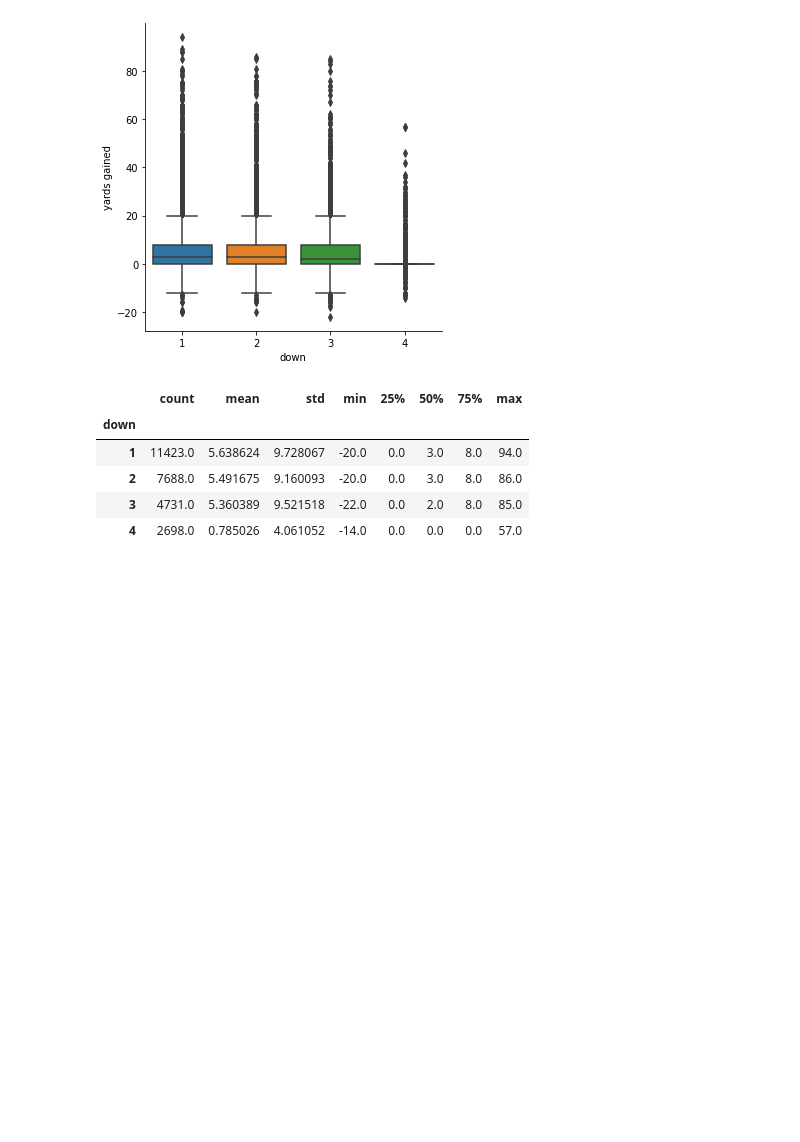
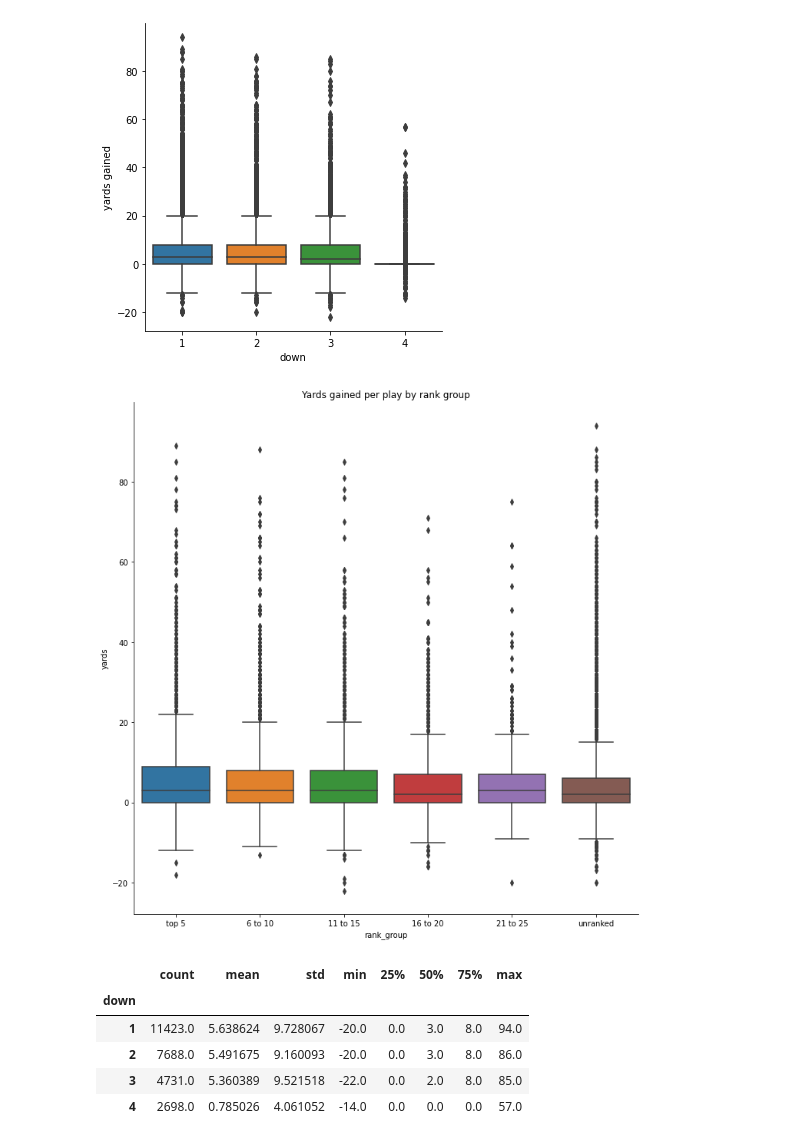
Before and after one commit to regsaleeby/Projects, a Jupyter notebook: Predicting Scores and Yards/EDA.ipynb, the cells around one changed output. Cells and saved outputs as stored; diff of their text form; code cells hidden in the pictures; blank space fills up the shorter version.

```diff
--- a/Predicting Scores and Yards/EDA.ipynb
+++ b/Predicting Scores and Yards/EDA.ipynb
@@ -457,6 +463,12 @@ sns.catplot(x='down',y='yards',kind='box',data=pbp)
 plt.ylabel('yards gained');
 # %% [output]
 [figure]
+# %%
+sns.catplot(x='rank_group', y='yards', order=['top 5','6 to 10','11 to 15','16 to 20','21 to 25','unranked'],
+            kind="box", dodge=True, data=pbp, height=10)
+plt.title('Yards gained per play by rank group');
+# %% [output]
+[figure, added]
 # %%
 pbp.groupby('down')['yards'].describe()
 # %% [output]
```
Also changed, not shown: parts of 2 cells of this notebook.
